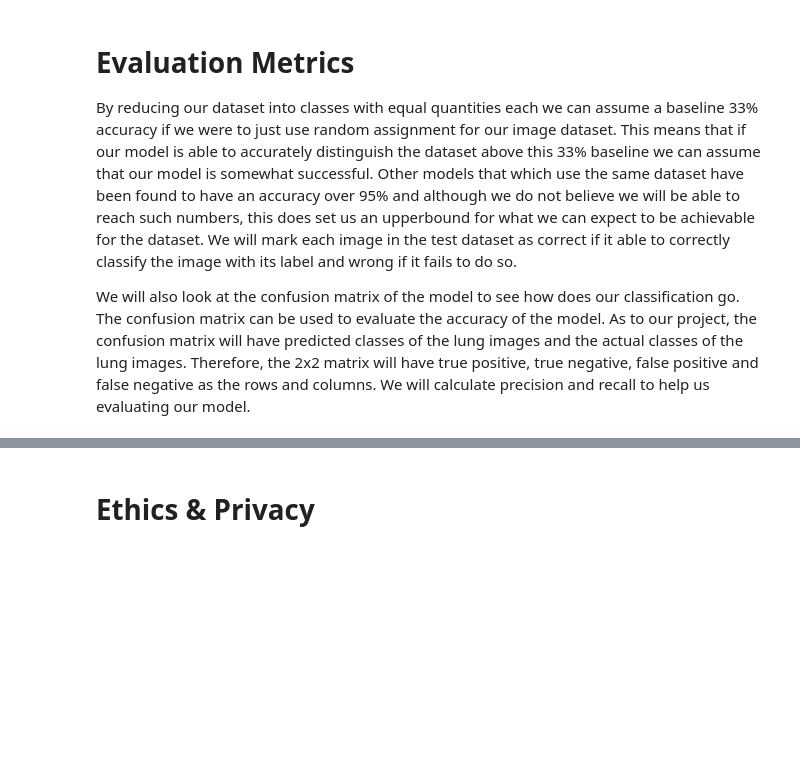
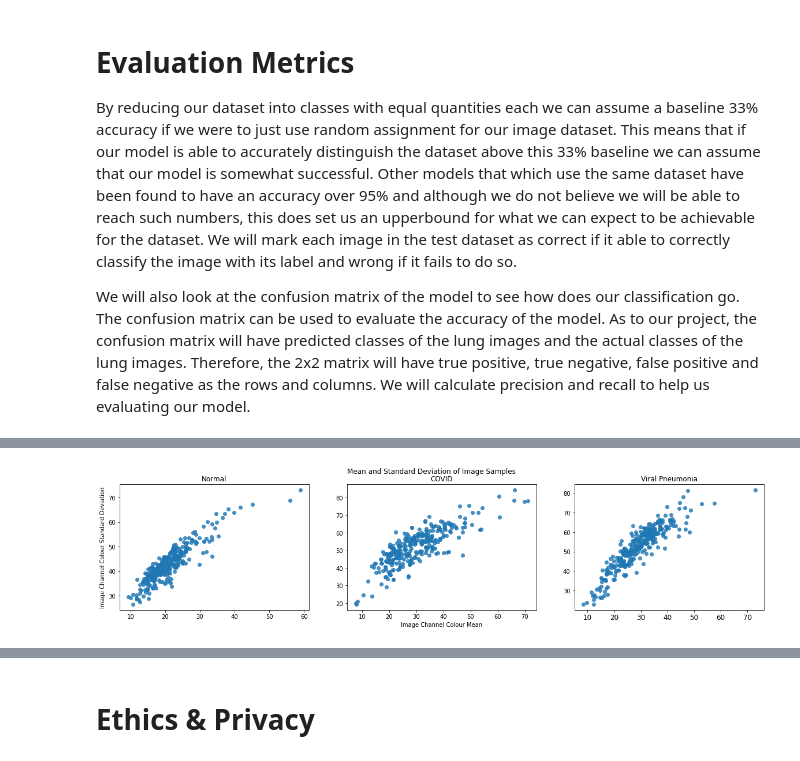
Before and after one commit to MikecraftA/Group037-Sp22, a Jupyter notebook: Checkpoint_group037.ipynb, the cells around one changed output, grey strips where cells are left out. Saved outputs shown, nothing was run; the diff lists cells and outputs as text; code cells hidden in the pictures; blank space fills up the shorter version.

```diff
--- a/Checkpoint_group037.ipynb
+++ b/Checkpoint_group037.ipynb
@@ -153,0 +169,13 @@ Examples would include:
+# %%
+fig, axs = plt.subplots(1, 3, figsize=(20,4))
+for i in range(3):
+  axs[i].scatter(mean_val[levels[i]], std_dev_val[levels[i]], alpha=0.8)
+  axs[i].set_title(levels[i])
+
+axs[1].set_xlabel("Image Channel Colour Mean")
+axs[0].set_ylabel("Image Channel Colour Standard Deviation")
+plt.xticks(rotation=0,fontsize = 12)
+plt.suptitle("Mean and Standard Deviation of Image Samples")
+plt.show()
+# %% [output]
+[figure, added]
```
Also changed, not shown: parts of 6 cells of this notebook.
